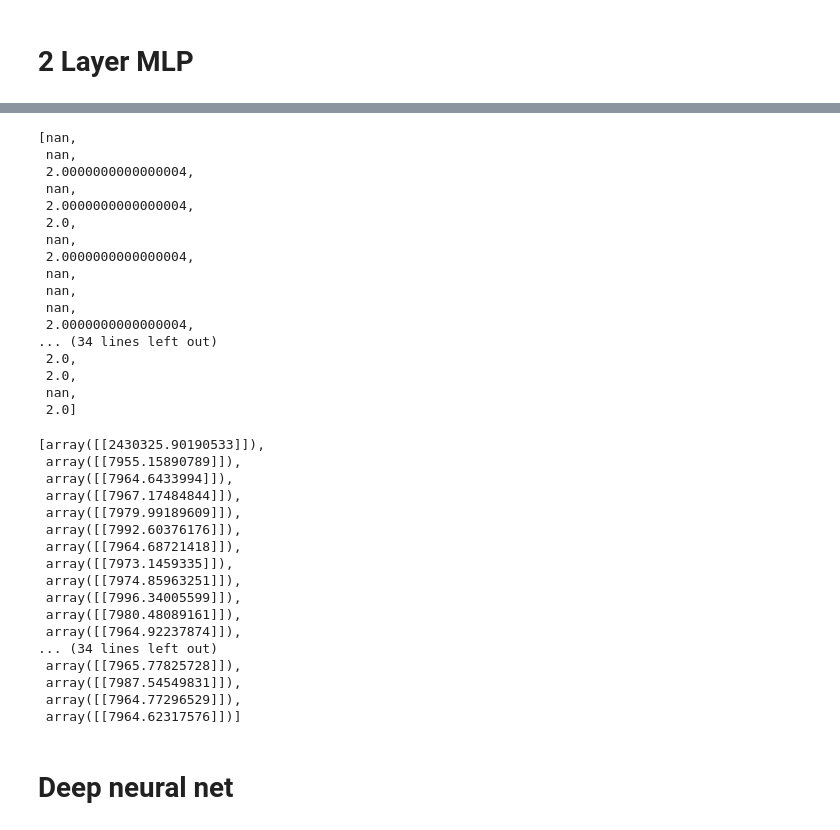
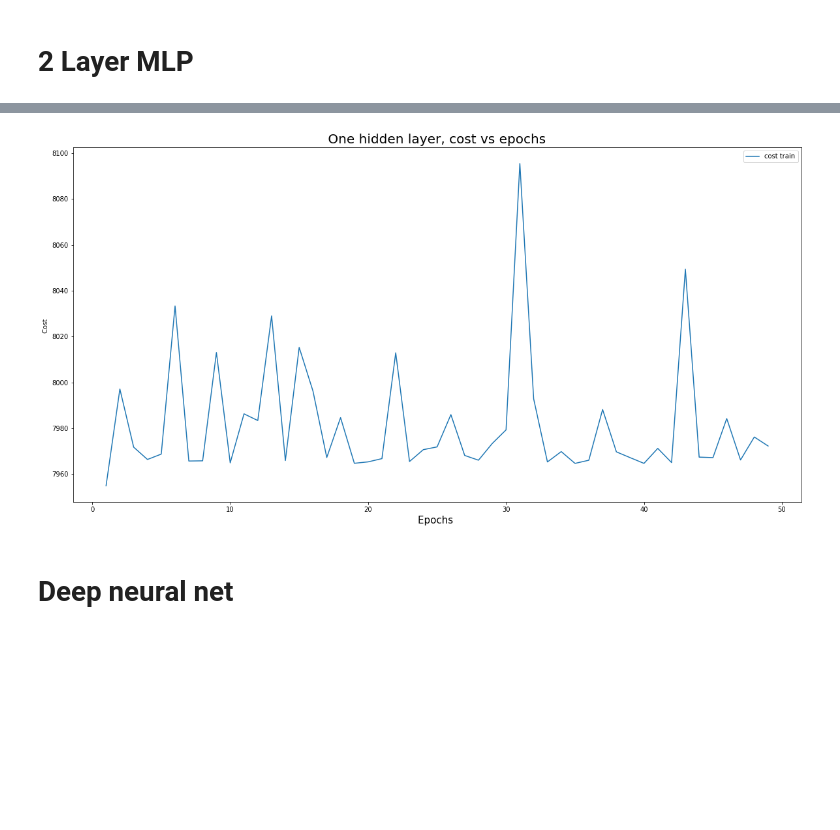
Before and after one commit to hannasv/Project3, a Jupyter notebook: NeuralNetworks.ipynb, the cells around one changed output, grey strips where cells are left out. Drawn from its saved outputs; the diff is of its cells as text; code cells hidden in the pictures; blank space fills up the shorter version.

```diff
--- a/NeuralNetworks.ipynb
+++ b/NeuralNetworks.ipynb
@@ -182,59 +148,28 @@ p.eval_['train_preform']
 # %%
-p.eval_['valid_preform']
+#p.eval_['valid_preform']
-# %% [output]
-[nan,
- nan,
- 2.0000000000000004,
- nan,
- 2.0000000000000004,
- 2.0,
- nan,
- 2.0000000000000004,
- nan,
- nan,
- nan,
- 2.0000000000000004,
-... (34 lines left out)
- 2.0,
- 2.0,
- nan,
- 2.0]
 # %%
-p.eval_['cost_train']
+#p.eval_['cost_train']
-# %% [output]
-[array([[2430325.90190533]]),
- array([[7955.15890789]]),
- array([[7964.6433994]]),
- array([[7967.17484844]]),
- array([[7979.99189609]]),
- array([[7992.60376176]]),
- array([[7964.68721418]]),
- array([[7973.1459335]]),
- array([[7974.85963251]]),
- array([[7996.34005599]]),
- array([[7980.48089161]]),
- array([[7964.92237874]]),
-... (34 lines left out)
- array([[7965.77825728]]),
- array([[7987.54549831]]),
- array([[7964.77296529]]),
- array([[7964.62317576]])]
 # %%
 tr = p.eval_['cost_train']
 te = p.eval_['cost_test']
 
-x = np.arange(100)
+x = np.arange(50)
 temp = []
 temp2 = []
 for i in range(len(x)):
     temp.append(tr[i][0][0])
     temp2.append(te[i][0][0])
 
 plt.figure(figsize = (20,10))
-plt.plot(x,temp, label = "cost train")
-#plt.plot(x,temp2, label = "cost test")
+plt.plot(x[1:], temp[1:], label = "cost train")
+#plt.plot(x[1:], temp2[1:], label = "cost test")
 plt.legend()
+plt.title(" One hidden layer, cost vs epochs ", fontsize = 20)
+plt.xlabel("Epochs ", fontsize = 15)
+plt.ylabel(" Cost  ")
 plt.savefig("results/figures/cost_nn_one_layer.png")
+# %% [output]
+[figure, added]
 # %% [markdown]
 # Deep neural net
 # %%
```
Also changed, not shown: parts of 16 cells of this notebook, 8 other files.
